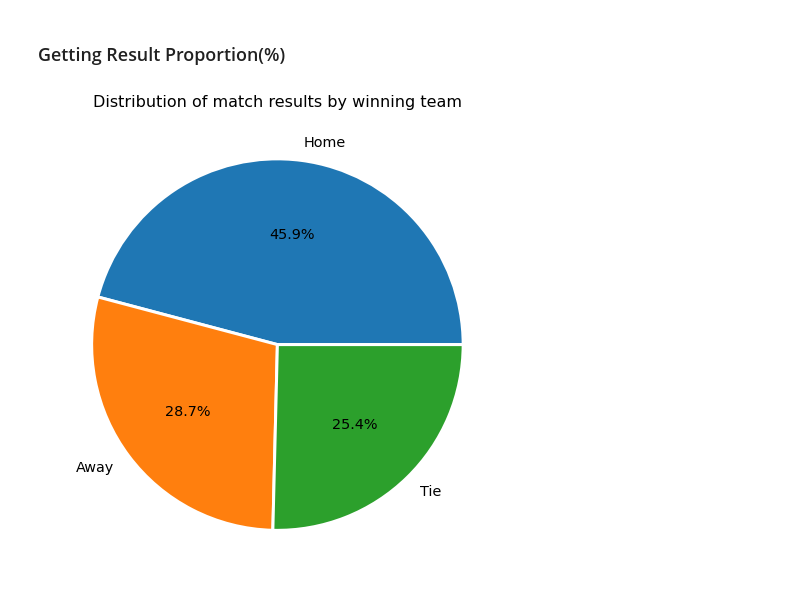
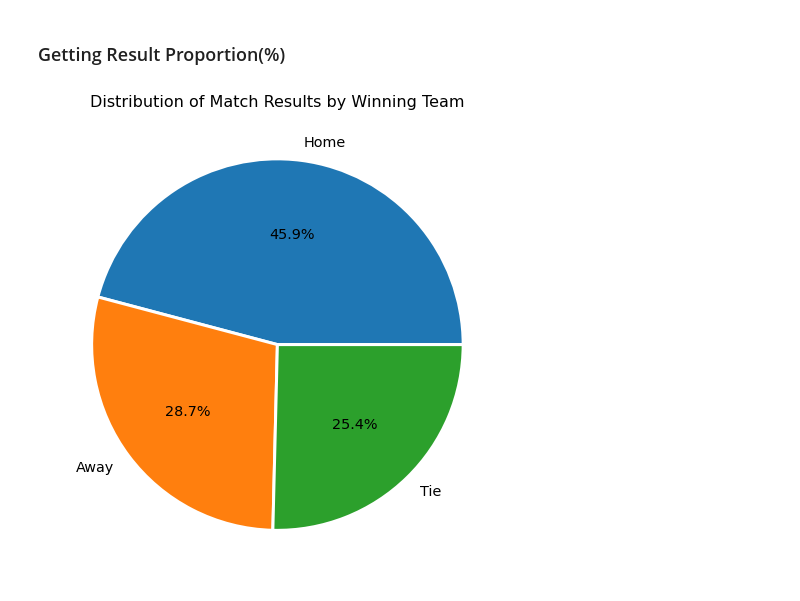
Before and after one commit to tunji-dev/Udacity_Data_Analyst_Nanodegree, a Jupyter notebook: project_2_investigate_soccer_dataset/soccer_dataset.ipynb, the cells around one changed output. Cells and saved outputs as stored; diff of their text form; code cells hidden in the pictures.

```diff
--- a/project_2_investigate_soccer_dataset/soccer_dataset.ipynb
+++ b/project_2_investigate_soccer_dataset/soccer_dataset.ipynb
@@ -289,10 +291,11 @@ plt.ylabel('Number of matches');
 # %%
 plt.figure(figsize=(7,7))
 pie_labels = list(league_result.index)
+# the autopct argument to show the percent value inside each piece of the pie.
 plt.pie(list(league_result['result']), labels = pie_labels, autopct='%1.1f%%',
              wedgeprops={'linewidth': 3.0, 'edgecolor': 'white'},
              textprops={'size': 'x-large'});
-plt.title('Distribution of match results by winning team',fontsize=16);
+plt.title('Distribution of Match Results by Winning Team',fontsize=16);
 plt.tight_layout()
 # %% [output]
-[figure, old version]
+[figure, new version]
```
Also changed, not shown: parts of 3 cells of this notebook.
